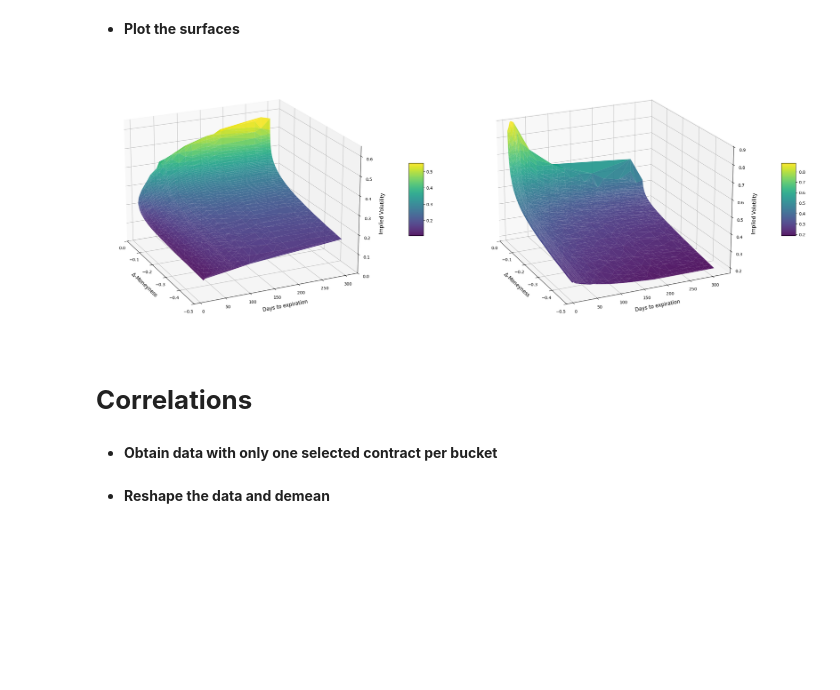
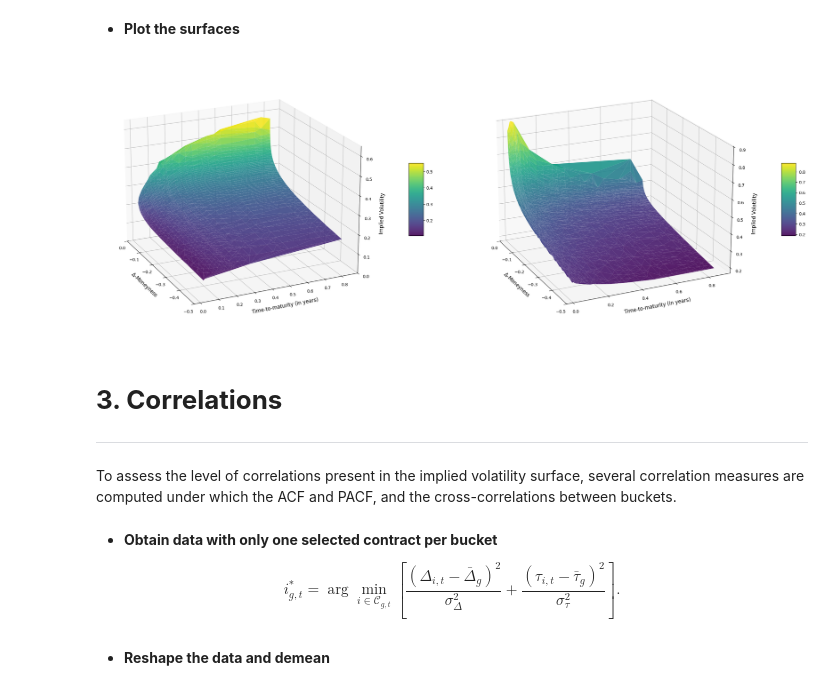
Before and after one commit to euanbronsky8/Thesis, a Jupyter notebook: 2. Prelim. Analysis.ipynb, the cells around one changed output. Saved outputs shown, nothing was run; the diff lists cells and outputs as text; code cells hidden in the pictures; blank space fills up the shorter version.

```diff
--- a/2. Prelim. Analysis.ipynb
+++ b/2. Prelim. Analysis.ipynb
@@ -21,5 +23,5 @@ from statsmodels.tsa.stattools import adfuller
 # %% [markdown]
 - **Load the data**
 # %%
-# Load the data and compute moneyness
-data = pd.read_parquet("/Users/euanbronsky/Downloads/data_final_final2.parquet")
+# Load the data
+data = pd.read_parquet("/Users/Euan Bronsky/Downloads/data_final_final.parquet")
@@ -26,2 +32,15 @@ data = pd.read_parquet("/Users/euanbronsky/Downloads/data_final_final2.parquet")
+# %%
+# Adjust the DataFrame
+data = data.assign(
+    forward_price = np.exp(data['r'] * data['T']) * data['underlying_last'],
+    M = lambda x: np.log(x['strike'] / x['forward_price']) / np.sqrt(x['T']),
+    log_iv=np.log(data['iv_fun']),
+    moneyness_squared=lambda x: x['M'] **2,
+    interaction= lambda x: x['T'] * x['M'],
+    constant=1,
+    **{
+        'K/S': data['strike'] / data['underlying_last']
+    }
+).sort_values(['quote_date', 'moneyness_group', 'maturity_group']).reset_index(drop=True)
 # %% [markdown]
 # **1. Compute summary statistics**
@@ -44,12 +71,12 @@ date_2016 = data[(data["quote_date"] == "2016-03-21") & (data["delta_fun"] > -0.
 # Extract relevant 2016 variables
 deltas_2020 = date_2020['delta_fun']
 ivs_2020 = date_2020['iv']
-dtes_2020 = date_2020['dte']
+dtes_2020 = date_2020['T']
 
 # Extract relevant 2020 variables
 deltas_2016 = date_2016['delta_fun']
 ivs_2016 = date_2016['iv']
-dtes_2016 = date_2016['dte']
+dtes_2016 = date_2016['T']
 # %% [markdown]
 - **Plot the surfaces**
 # %%
@@ -63,41 +90,50 @@ surf1 = axes[0].plot_trisurf(deltas_2016, dtes_2016, ivs_2016,
                        linewidth=0.1,
                        antialiased=True,
                        alpha=0.9)
 
 # 2020 plot
 surf2 = axes[1].plot_trisurf(deltas_2020, dtes_2020, ivs_2020,
                        cmap='viridis',
                        linewidth=0.1,
                        antialiased=True,
                        alpha=0.9)
 
 
 # Set x-axis limits
 axes[0].set_zlim(0, 0.65)
 
 # Set common specifications
 for ax in axes.flat:
     ax.set_xlabel(r'$\Delta$-Moneyness', labelpad=10, fontsize=12)
-    ax.set_ylabel('Days to expiration', labelpad=10, fontsize=12)
+    ax.set_ylabel('Time-to-maturity (in years)', labelpad=10, fontsize=12)
     ax.set_zlabel('Implied Volatility', labelpad=10, fontsize=12)
     ax.set_xlim(0, -0.5)
-    #ax.invert_xaxis()
     ax.view_init(elev=20, azim=-25)
 
 # Plot the colorbars
 fig.colorbar(surf1, ax=axes[0], shrink=0.25, aspect=5, pad=0.1)
 fig.colorbar(surf2, ax=axes[1], shrink=0.25, aspect=5, pad=0.1)
 
 # Plot the results
 plt.tight_layout()
-#plt.savefig("/Users/euanbronsky/Downloads/Initial.IV.Plot.png", bbox_inches='tight')
+#plt.savefig("/Users/Euan Bronsky/Downloads/Initial.IV.Plot.png", bbox_inches='tight')
 plt.show()
 # %% [output]
-[figure, old version]
+[figure, new version]
 # %% [markdown]
-# **Correlations**
+# **3. Correlations**
+
+----------------------------------
+
+To assess the level of correlations present in the implied volatility surface, several correlation measures are computed under which the ACF and PACF, and the cross-correlations between buckets.
 # %% [markdown]
 - **Obtain data with only one selected contract per bucket**
+
+$$i_{g,t}^* = \arg\min_{i \in \mathcal{C}_{g,t}} \left[
+\frac{(\Delta_{i,t} - \bar \Delta_g)^2}{\sigma_\Delta^2}
++
+\frac{(\tau_{i,t} - \bar \tau_g)^2}{\sigma_\tau^2}
+\right].$$
 # %%
 # Compute standard deviations
 sigma_delta = data['delta_fun'].std()
```
Also changed, not shown: parts of 23 cells of this notebook.
